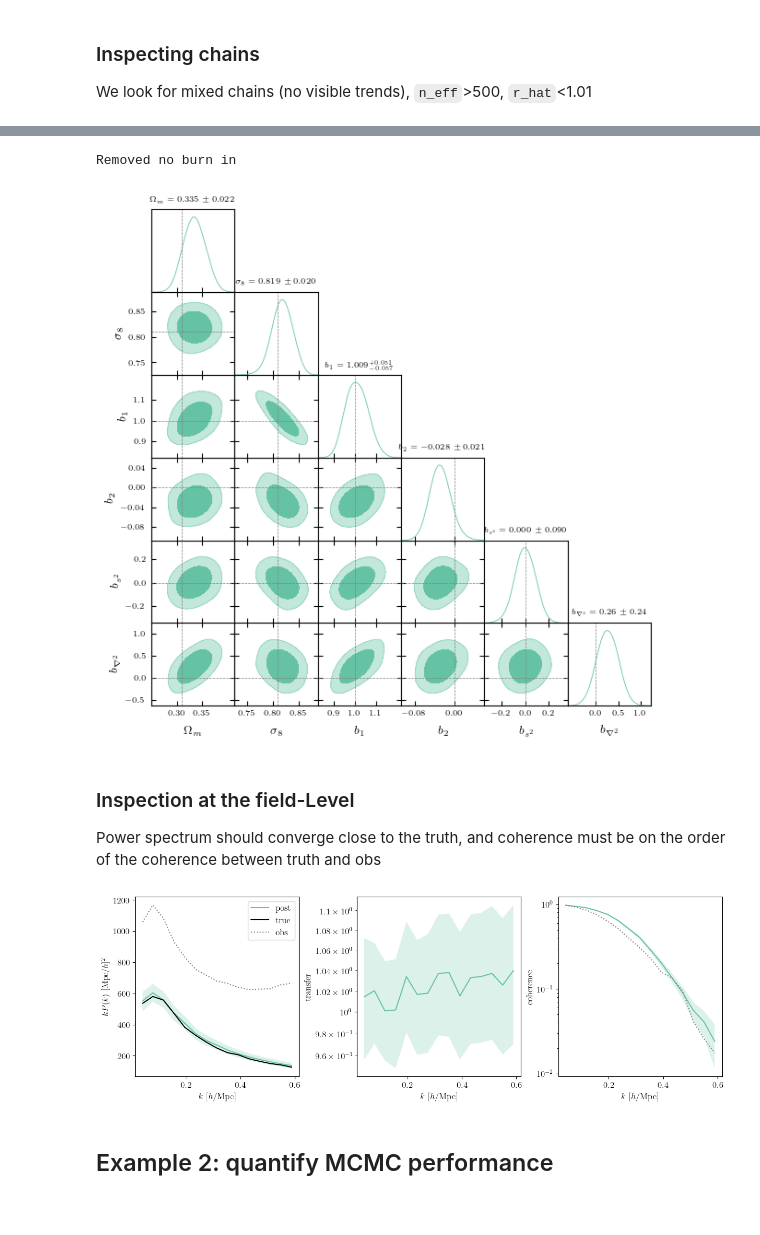
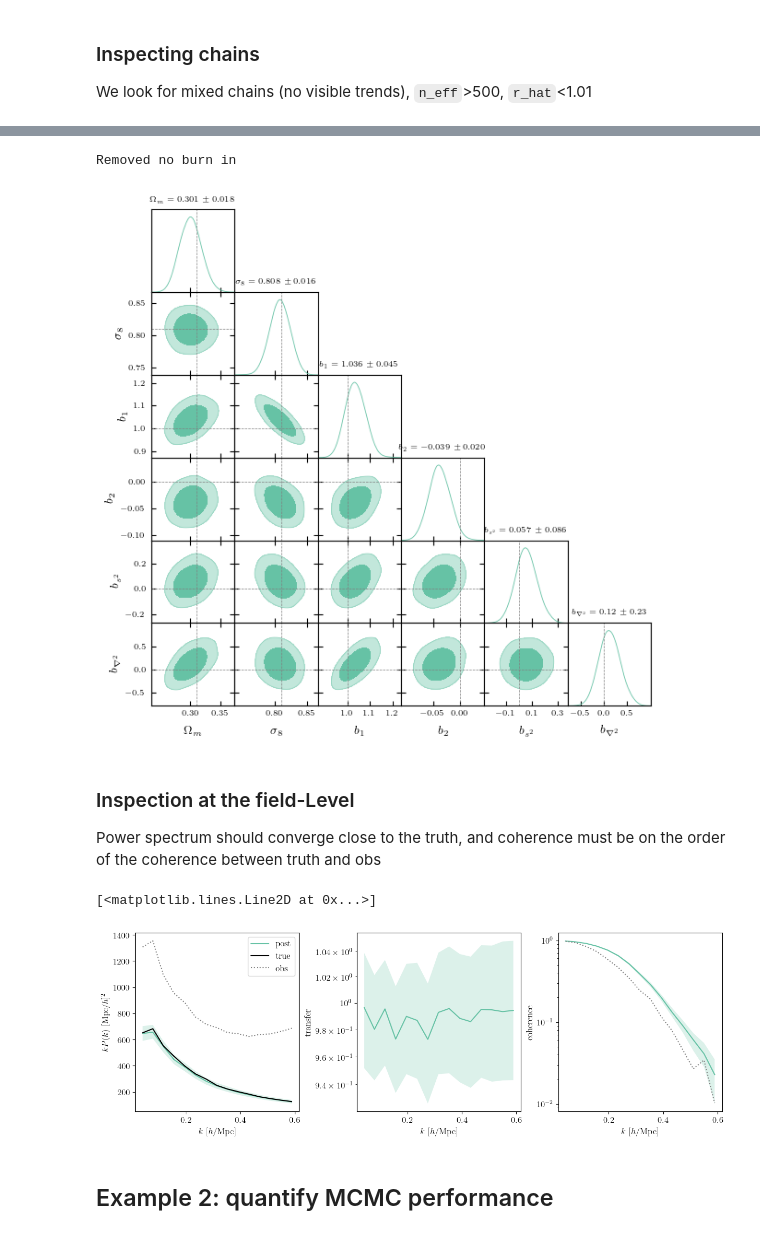
Before and after one commit to hsimonfroy/benchmark-field-level, a Jupyter notebook: examples/sample_analysis.ipynb, the cells around one changed output, grey strips where cells are left out. Cells and saved outputs as stored; diff of their text form; code cells hidden in the pictures.

Commit message:
update examples

```diff
--- a/examples/sample_analysis.ipynb
+++ b/examples/sample_analysis.ipynb
@@ -4,17 +4,31 @@
 
 Analyse cosmological model posterior samples.
 # %%
+# Standard install
+!pip -q install git+https://github.com/hsimonfroy/benchmark-field-level.git
+
+# Editable install
+# !pip -q install -e git+https://github.com/hsimonfroy/benchmark-field-level.git#egg=flbench
+# import site; site.main() # for Colab only
+
 import os; os.environ['XLA_PYTHON_CLIENT_MEM_FRACTION']='1.' # NOTE: jax preallocates GPU (default 75%)
+import numpy as np
+from functools import partial
 import matplotlib.pyplot as plt
-import numpy as np
-from jax import numpy as jnp, random as jr, config as jconfig, jit, vmap, grad, debug, tree
-# jconfig.update("jax_enable_x64", True)
+from jax import numpy as jnp, random as jr, config as jconfig, devices as jdevices, jit, vmap, grad, debug, tree
+jconfig.update("jax_enable_x64", True)
+print(jdevices())
 
-from functools import partial
+from flbench.model import FieldLevelModel, default_config
+from flbench.utils import pdump, pload
 from getdist import plots
-from flbench.utils import pdump, pload
 
 %matplotlib inline
 %load_ext autoreload
 %autoreload 2
+!hostname
+
+save_dir = "save_dir/"
+save_path = save_dir+"example"
+os.makedirs(save_dir, exist_ok=True)
 # %% [markdown]
@@ -73,29 +87,26 @@ from flbench.utils import pdump, pload
 # %% [markdown]
 ## Example 1: assess MCMC convergence
 # %%
-from flbench.model import FieldLevelModel, default_config
 from flbench.mcbench import Chains
 from flbench.plot import plot_pow, plot_powtranscoh, plot_coh, theme, SetDark2
 theme(usetex=True, font_size=12)
 
-# Load a chains file. Typically NumPyro samples output saved with jnp.savez
-save_dir = '/feynman/home/dphp/hs276503/scratch/pickles/m64_b320.0_al0.5_ao0.5_lo1_pc4_obfield/'
-save_path = save_dir + 'sNUTS_nc4_ns64_mt10_ta0.65'
-model = FieldLevelModel.load(save_dir+'model.p')
+# Load chain files, which are just dictionaries of arrays, saved with jnp.savez
+model = FieldLevelModel.load(save_dir+'model.yaml')
 
-truth = pload(save_dir+'truth.p')
+truth = dict(jnp.load(save_dir+'truth.npz'))
 mesh0 = jnp.fft.irfftn(truth['init_mesh'])
 pow0 = model.spectrum(mesh0)
 kptc_obs = model.powtranscoh(mesh0, truth['obs'] - 1)
 
 transforms = [
-              lambda x:x[['*~diverging']],                          # load all variables except diverging boolean
+              lambda x:x[['*~diverging']],                          # load all variables except diverging boolean (in Numpyro output)
               partial(Chains.thin, thinning=1),                     # thin the chains
               model.reparam_chains,                                 # reparametrize sample variables into base variables
               partial(model.powtranscoh_chains, mesh0=mesh0),       # compute mesh statistics
               partial(Chains.choice, n=10, names=['init','init_']), # subsample mesh
               ]
-chains = model.load_runs(save_path, 0, 11, transforms=transforms, batch_ndim=2)
+chains = model.load_runs(save_path, 1, 3, transforms=transforms, batch_ndim=2)
 names = ['cosmo','bias','init']
 chains.shape
 # %% [output]
@@ -148,28 +162,29 @@ gdplt.triangle_plot(roots=[gdsamp],
                 contour_colors=[SetDark2(0)])
 # %% [output]
 Removed no burn in
-[figure, old version]
+[figure, new version]
 # %% [markdown]
 ### Inspection at the field-Level
 Power spectrum should converge close to the truth, and coherence must be on the order of the coherence between truth and obs
 # %%
 prob = 0.95
 log = False
 
 plt.figure(figsize=(12, 4), layout="constrained")
 kptc = tree.map(jnp.concatenate, chains['kptc'])
-plot_powtranscoh(*jnp.median(jnp.stack(kptc), 1), log=log, label='post')
+plot_powtranscoh(*tree.map(lambda x: jnp.median(x, 0), kptc), log=log, label='post')
 plot_powtranscoh(*kptc, log=log, fill=prob)
 
 plt.subplot(131)
 plot_pow(*pow0, 'k', log=log, label='true')
 plot_pow(*kptc_obs[:2], ':', c='grey', log=log, label='obs')
 plt.legend()
 
 plt.subplot(133)
 plot_coh(kptc_obs[0], kptc_obs[-1], ':', log=log, c='grey', label='obs')
 # %% [output]
+[<matplotlib.lines.Line2D at 0x...>]
-[figure, old version]
+[figure, new version]
 # %% [markdown]
 ## Example 2: quantify MCMC performance
 # %% [markdown]
```
Also changed, not shown: parts of 3 cells of this notebook, 8 other files.
